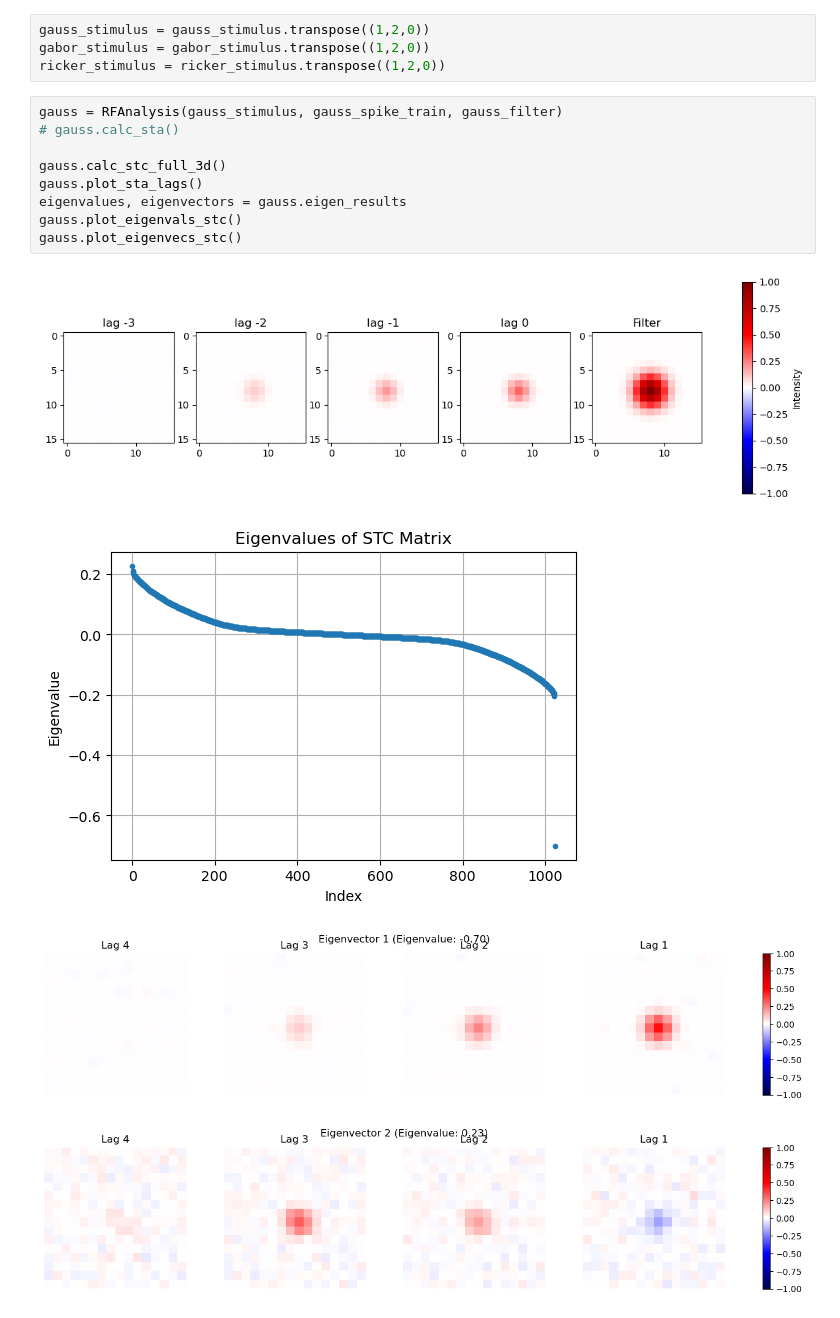
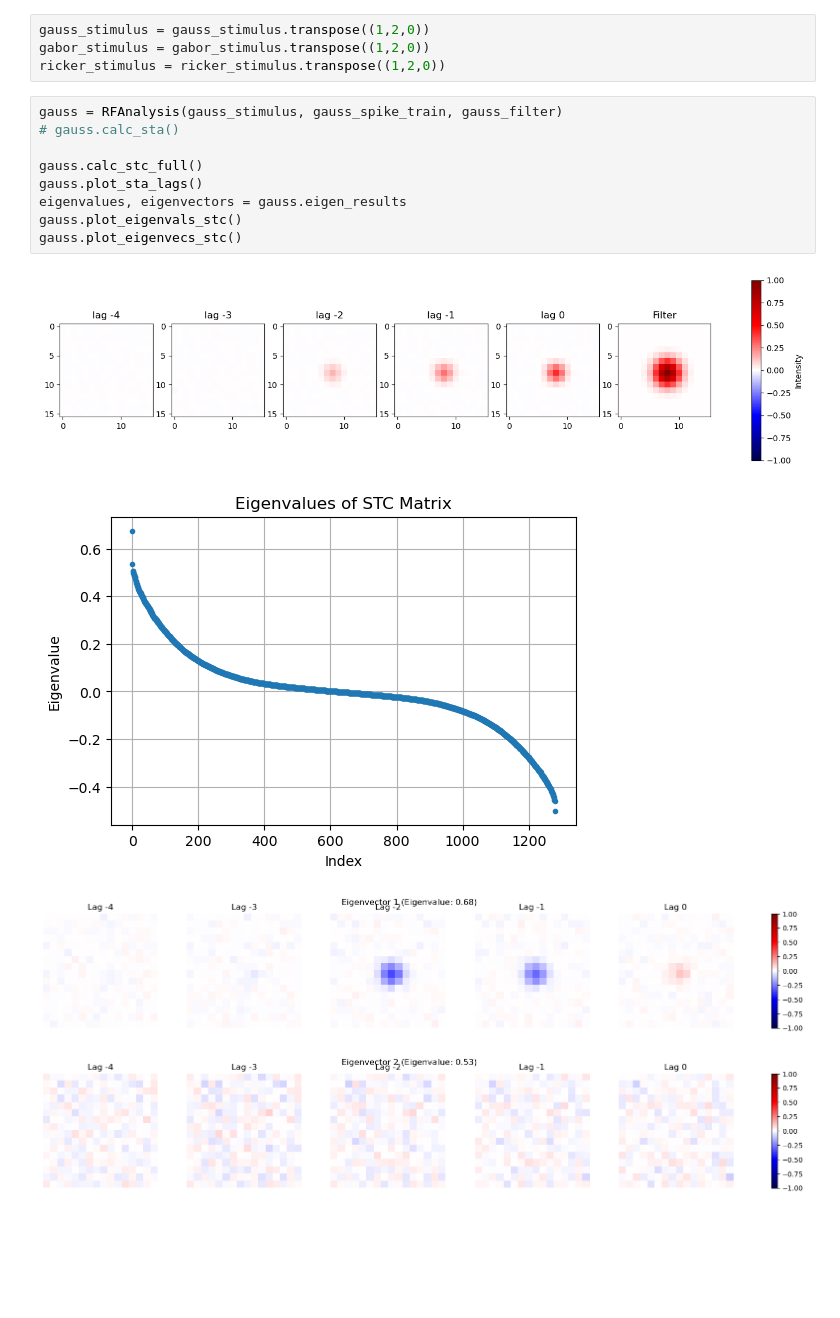
Before and after one commit to fschwar4/sta_analysis, a Jupyter notebook: example_scripts/sta.ipynb, the cells around one changed output. Cells and saved outputs as stored; diff of their text form; blank space fills up the shorter version.

```diff
--- a/example_scripts/sta.ipynb
+++ b/example_scripts/sta.ipynb
@@ -42,14 +42,14 @@ ricker_stimulus = ricker_stimulus.transpose((1,2,0))
 # %%
 gauss = RFAnalysis(gauss_stimulus, gauss_spike_train, gauss_filter)
 # gauss.calc_sta()
 
-gauss.calc_stc_full_3d()
+gauss.calc_stc_full()
 gauss.plot_sta_lags()
 eigenvalues, eigenvectors = gauss.eigen_results
 gauss.plot_eigenvals_stc()
 gauss.plot_eigenvecs_stc()
 # %% [output]
-[figure, old version]
+[figure, new version]
-[figure, old version]
+[figure, new version]
-[figure, old version]
+[figure, new version]
-[figure, old version]
+[figure, new version]
```
Also changed, not shown: parts of 3 cells of this notebook, 2 other files.
